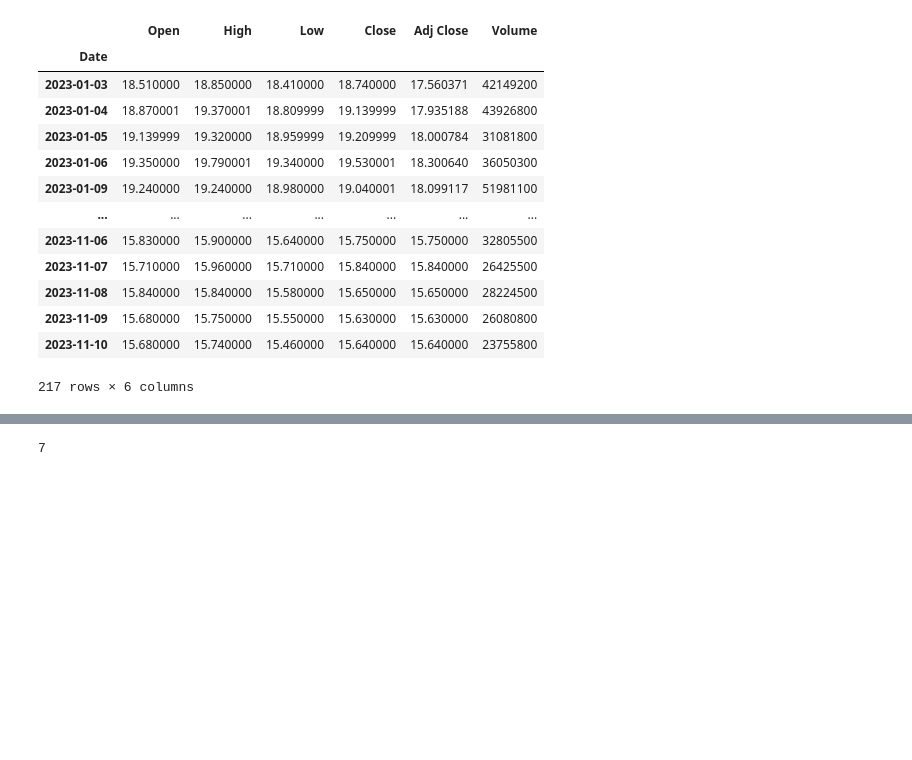
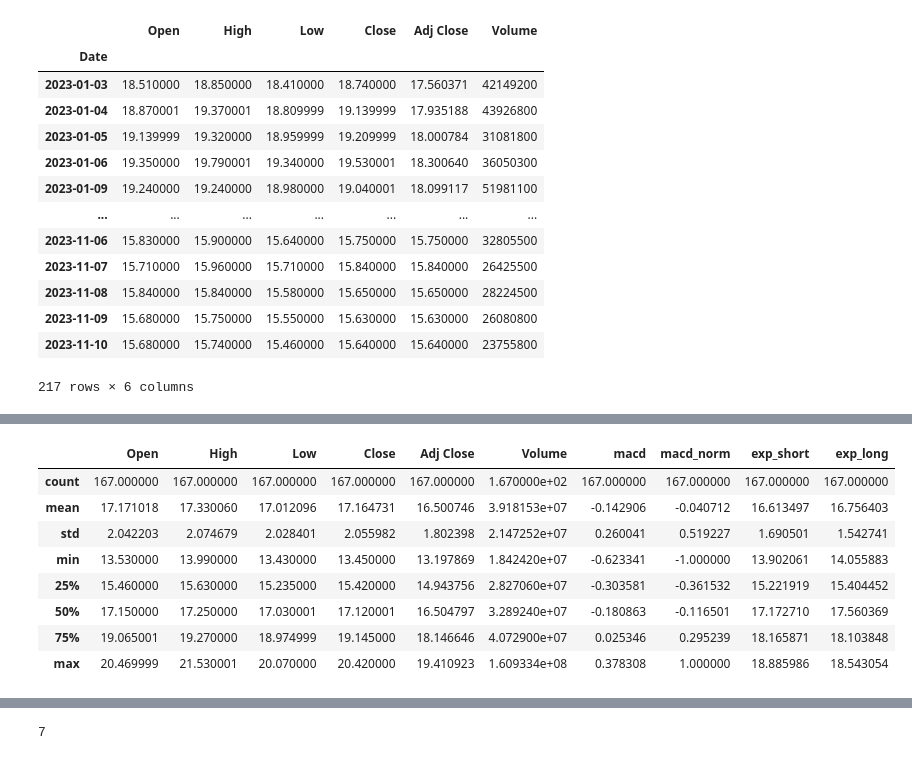
Before and after one commit to lucasdmoyer/two-dolla, a Jupyter notebook: mybacktester/mybacktester_snippits.ipynb, the cells around one changed output, grey strips where cells are left out. Drawn from its saved outputs; the diff is of its cells as text; code cells hidden in the pictures; blank space fills up the shorter version.

```diff
--- a/mybacktester/mybacktester_snippits.ipynb
+++ b/mybacktester/mybacktester_snippits.ipynb
@@ -286,0 +244,18 @@ abaabaabaa
+# %%
+short = 12
+long = 26
+df['exp_short']= df['Adj Close'].ewm(span=short, adjust=False).mean()
+df['exp_long'] = df['Adj Close'].ewm(span=long, adjust=False).mean()
+df['macd'] = df['exp_short']  - df['exp_long']
+df['macd_norm'] = (df['macd'] - df['macd'].min()) * 2 / (df['macd'].max() - df['macd'].min()) -1
+df.describe()
+# %% [output]
+|  | Open | High | Low | Close | Adj Close | Volume | macd | macd_norm | exp_short | exp_long |
+| count | 167.000000 | 167.000000 | 167.000000 | 167.000000 | 167.000000 | 1.670000e+02 | 167.000000 | 167.000000 | 167.000000 | 167.000000 |
+| mean | 17.171018 | 17.330060 | 17.012096 | 17.164731 | 16.500746 | 3.918153e+07 | -0.142906 | -0.040712 | 16.613497 | 16.756403 |
+| std | 2.042203 | 2.074679 | 2.028401 | 2.055982 | 1.802398 | 2.147252e+07 | 0.260041 | 0.519227 | 1.690501 | 1.542741 |
+| min | 13.530000 | 13.990000 | 13.430000 | 13.450000 | 13.197869 | 1.842420e+07 | -0.623341 | -1.000000 | 13.902061 | 14.055883 |
+| 25% | 15.460000 | 15.630000 | 15.235000 | 15.420000 | 14.943756 | 2.827060e+07 | -0.303581 | -0.361532 | 15.221919 | 15.404452 |
+| 50% | 17.150000 | 17.250000 | 17.030001 | 17.120001 | 16.504797 | 3.289240e+07 | -0.180863 | -0.116501 | 17.172710 | 17.560369 |
+| 75% | 19.065001 | 19.270000 | 18.974999 | 19.145000 | 18.146646 | 4.072900e+07 | 0.025346 | 0.295239 | 18.165871 | 18.103848 |
+| max | 20.469999 | 21.530001 | 20.070000 | 20.420000 | 19.410923 | 1.609334e+08 | 0.378308 | 1.000000 | 18.885986 | 18.543054 |
```
Also changed, not shown: parts of 7 cells of this notebook, 1 other file.
